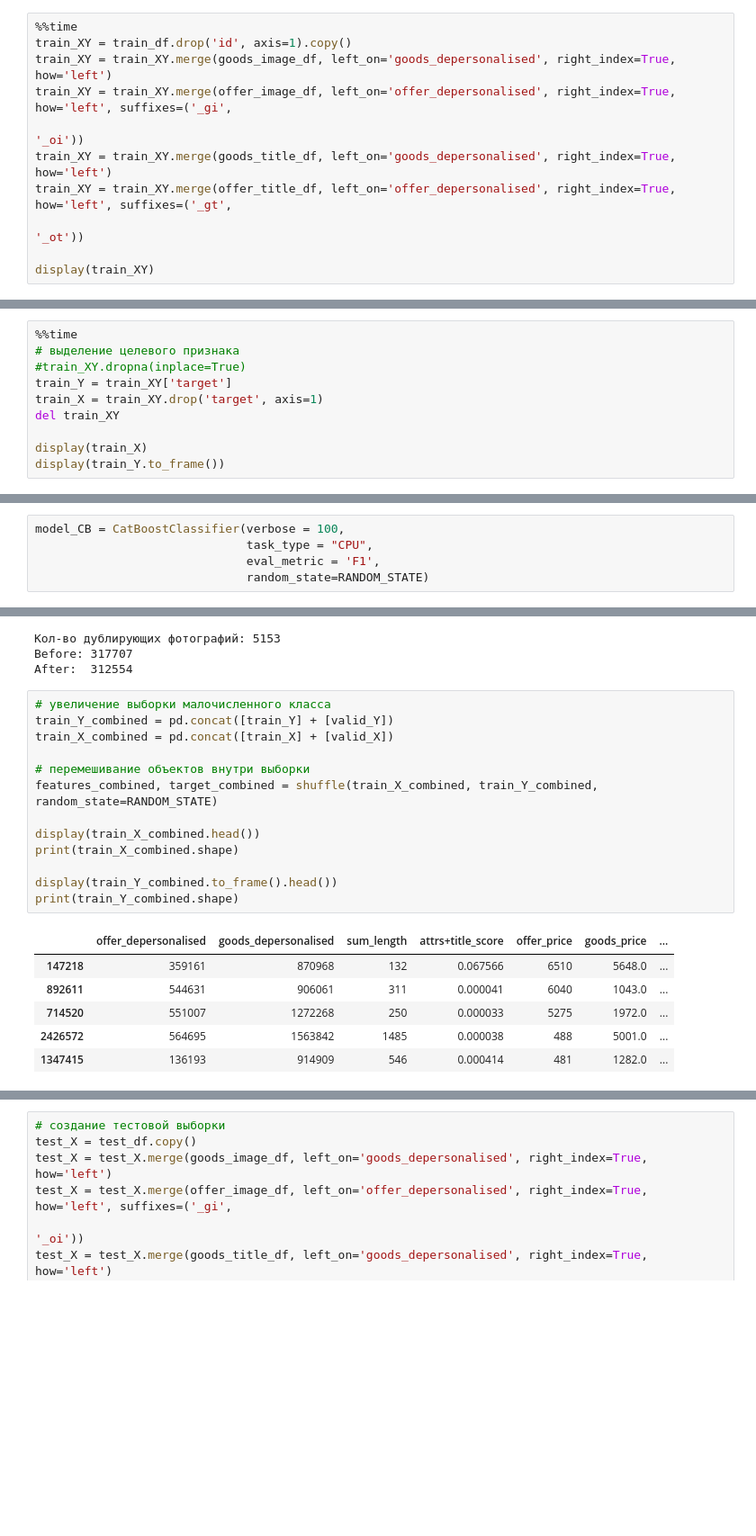
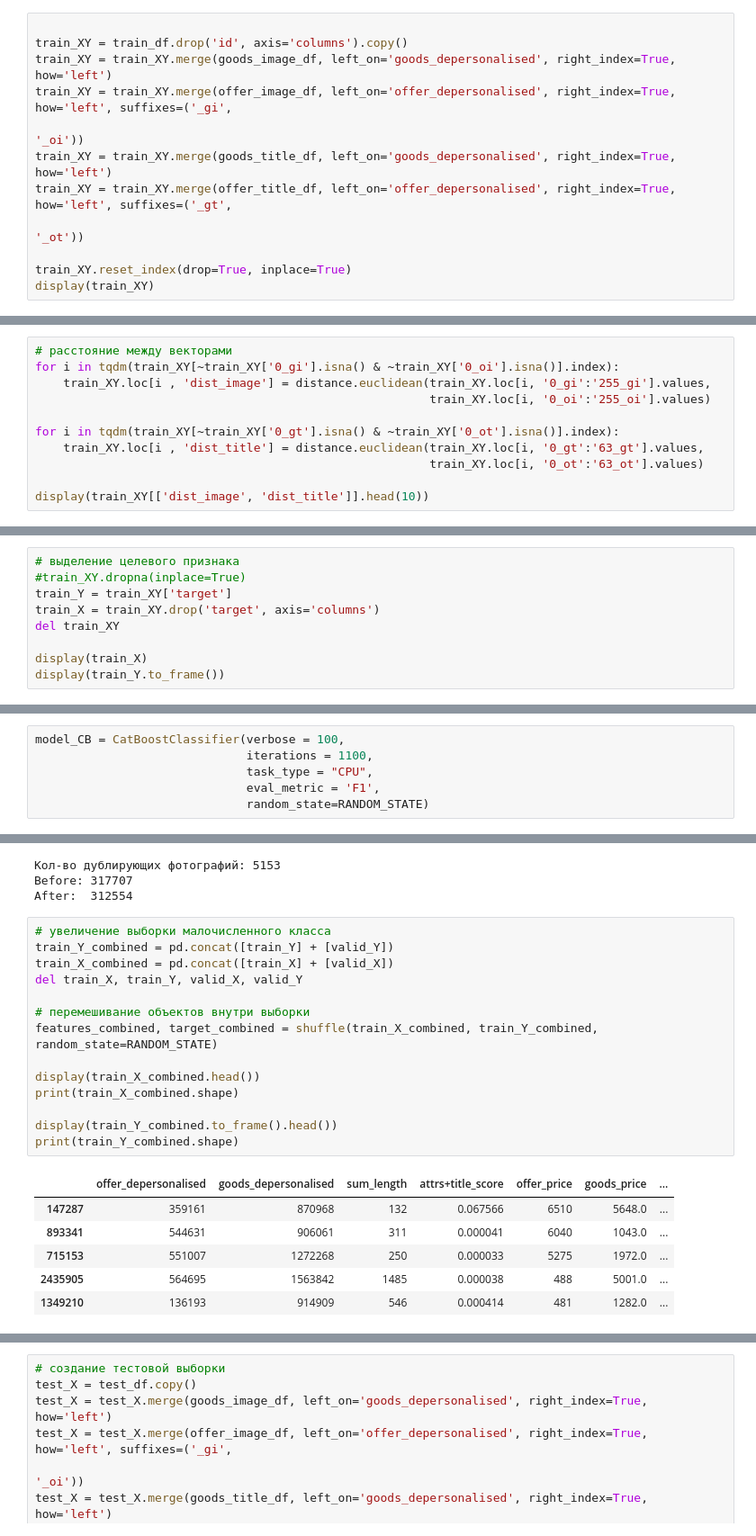
Before and after one commit to Danspers/Samokat.tech-Matching, a Jupyter notebook: Samokat.tech-Matching.ipynb, the cells around one changed output, grey strips where cells are left out. Shown at 90% size. Cells and saved outputs as stored; diff of their text form; blank space fills up the shorter version.

```diff
--- a/Samokat.tech-Matching.ipynb
+++ b/Samokat.tech-Matching.ipynb
@@ -974,8 +982,8 @@ ___
 - `_oi` - _offer_image_
 - `_ot` - _offer_title_
 # %%
-%%time
-train_XY = train_df.drop('id', axis=1).copy()
+
+train_XY = train_df.drop('id', axis='columns').copy()
 train_XY = train_XY.merge(goods_image_df, left_on='goods_depersonalised', right_index=True, how='left')
 train_XY = train_XY.merge(offer_image_df, left_on='offer_depersonalised', right_index=True, how='left', suffixes=('_gi',
                                                                                                                   '_oi'))
@@ -983,6 +991,7 @@ train_XY = train_XY.merge(goods_title_df, left_on='goods_depersonalised', right_
 train_XY = train_XY.merge(offer_title_df, left_on='offer_depersonalised', right_index=True, how='left', suffixes=('_gt',
                                                                                                                   '_ot'))
 
+train_XY.reset_index(drop=True, inplace=True)
 display(train_XY)
 # %% [output]
 |  | offer_depersonalised | goods_depersonalised | sum_length | attrs+title_score | offer_price | goods_price | ... |
@@ -1010,0 +1036,11 @@ del offer_title_df
+# %%
+# расстояние между векторами
+for i in tqdm(train_XY[~train_XY['0_gi'].isna() & ~train_XY['0_oi'].isna()].index):
+    train_XY.loc[i , 'dist_image'] = distance.euclidean(train_XY.loc[i, '0_gi':'255_gi'].values,
+                                                        train_XY.loc[i, '0_oi':'255_oi'].values)
+
+for i in tqdm(train_XY[~train_XY['0_gt'].isna() & ~train_XY['0_ot'].isna()].index):
+    train_XY.loc[i , 'dist_title'] = distance.euclidean(train_XY.loc[i, '0_gt':'63_gt'].values,
+                                                        train_XY.loc[i, '0_ot':'63_ot'].values)
+
+display(train_XY[['dist_image', 'dist_title']].head(10))
@@ -1011,9 +1059,8 @@ del offer_title_df
 # %%
-%%time
 # выделение целевого признака
 #train_XY.dropna(inplace=True)
 train_Y = train_XY['target']
-train_X = train_XY.drop('target', axis=1)
+train_X = train_XY.drop('target', axis='columns')
 del train_XY
 
 display(train_X)
@@ -1134,6 +1177,7 @@ display(w)
 ### CatBoost
 # %%
 model_CB = CatBoostClassifier(verbose = 100,
+                              iterations = 1100,
                               task_type = "CPU",
                               eval_metric = 'F1',
                               random_state=RANDOM_STATE)
@@ -1260,20 +1309,21 @@ After:  312554
 # %%
 # увеличение выборки малочисленного класса
 train_Y_combined = pd.concat([train_Y] + [valid_Y])
 train_X_combined = pd.concat([train_X] + [valid_X])
+del train_X, train_Y, valid_X, valid_Y
 
 # перемешивание объектов внутри выборки
 features_combined, target_combined = shuffle(train_X_combined, train_Y_combined, random_state=RANDOM_STATE)
 
 display(train_X_combined.head())
 print(train_X_combined.shape)
 
 display(train_Y_combined.to_frame().head())
 print(train_Y_combined.shape)
 # %% [output]
 |  | offer_depersonalised | goods_depersonalised | sum_length | attrs+title_score | offer_price | goods_price | ... |
-| 147218 | 359161 | 870968 | 132 | 0.067566 | 6510 | 5648.0 | ... |
-| 892611 | 544631 | 906061 | 311 | 0.000041 | 6040 | 1043.0 | ... |
-| 714520 | 551007 | 1272268 | 250 | 0.000033 | 5275 | 1972.0 | ... |
-| 2426572 | 564695 | 1563842 | 1485 | 0.000038 | 488 | 5001.0 | ... |
-| 1347415 | 136193 | 914909 | 546 | 0.000414 | 481 | 1282.0 | ... |
+| 147287 | 359161 | 870968 | 132 | 0.067566 | 6510 | 5648.0 | ... |
+| 893341 | 544631 | 906061 | 311 | 0.000041 | 6040 | 1043.0 | ... |
+| 715153 | 551007 | 1272268 | 250 | 0.000033 | 5275 | 1972.0 | ... |
+| 2435905 | 564695 | 1563842 | 1485 | 0.000038 | 488 | 5001.0 | ... |
+| 1349210 | 136193 | 914909 | 546 | 0.000414 | 481 | 1282.0 | ... |
```
Also changed, not shown: parts of 24 cells of this notebook.
